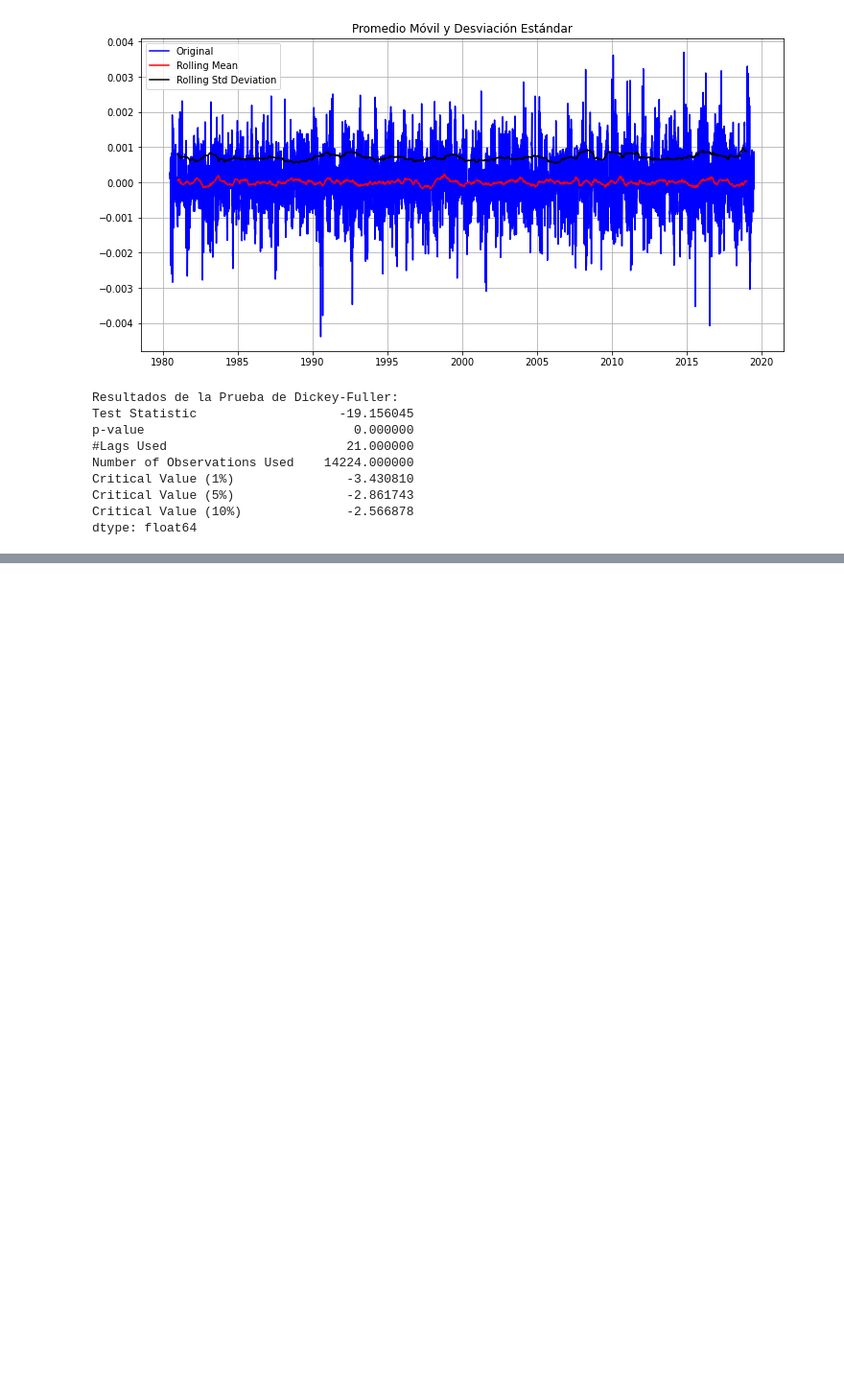
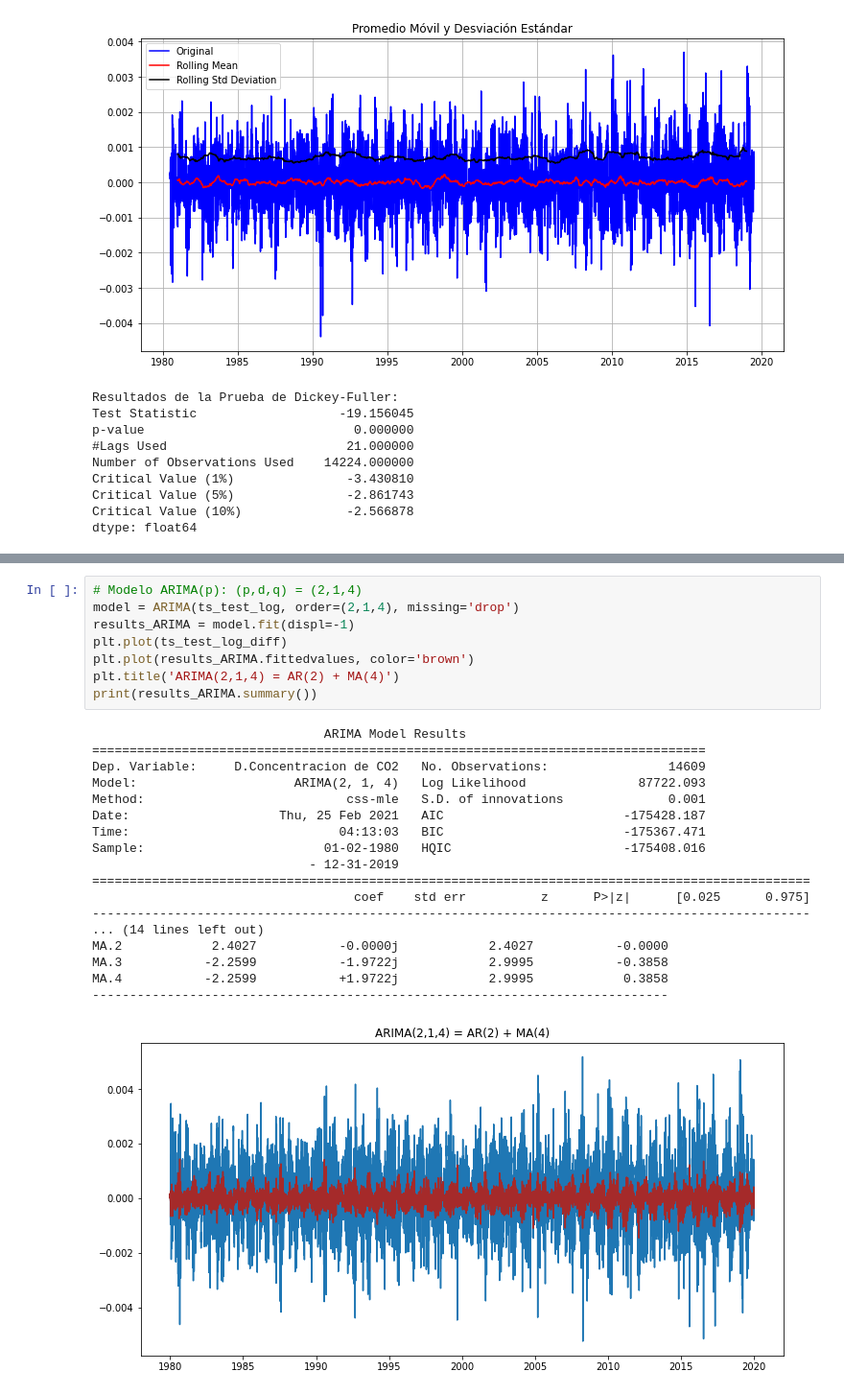
Before and after one commit to RaulACortez/FisicaComputacional1, a Jupyter notebook: FisicaComputacional1/Evaluación1/Evaluación1.ipynb, the cells around one changed output, grey strips where cells are left out. Shown at 96% size. Drawn from its saved outputs; the diff is of its cells as text; blank space fills up the shorter version.

```diff
--- a/FisicaComputacional1/Evaluación1/Evaluación1.ipynb
+++ b/FisicaComputacional1/Evaluación1/Evaluación1.ipynb
@@ -374,0 +464,27 @@ dtype: float64
+# %%
+# Modelo ARIMA(p): (p,d,q) = (2,1,4)
+model = ARIMA(ts_test_log, order=(2,1,4), missing='drop')
+results_ARIMA = model.fit(displ=-1)
+plt.plot(ts_test_log_diff)
+plt.plot(results_ARIMA.fittedvalues, color='brown')
+plt.title('ARIMA(2,1,4) = AR(2) + MA(4)')
+print(results_ARIMA.summary())
+# %% [output]
+                               ARIMA Model Results
+==================================================================================
+Dep. Variable:     D.Concentracion de CO2   No. Observations:                14609
+Model:                     ARIMA(2, 1, 4)   Log Likelihood               87722.093
+Method:                           css-mle   S.D. of innovations              0.001
+Date:                    Thu, 25 Feb 2021   AIC                        -175428.187
+Time:                            04:13:03   BIC                        -175367.471
+Sample:                        01-02-1980   HQIC                       -175408.016
+                             - 12-31-2019
+================================================================================================
+                                   coef    std err          z      P>|z|      [0.025      0.975]
+------------------------------------------------------------------------------------------------
+... (14 lines left out)
+MA.2            2.4027           -0.0000j            2.4027           -0.0000
+MA.3           -2.2599           -1.9722j            2.9995           -0.3858
+MA.4           -2.2599           +1.9722j            2.9995            0.3858
+-----------------------------------------------------------------------------
+[figure, added]
```
Also changed, not shown: parts of 9 cells of this notebook.
